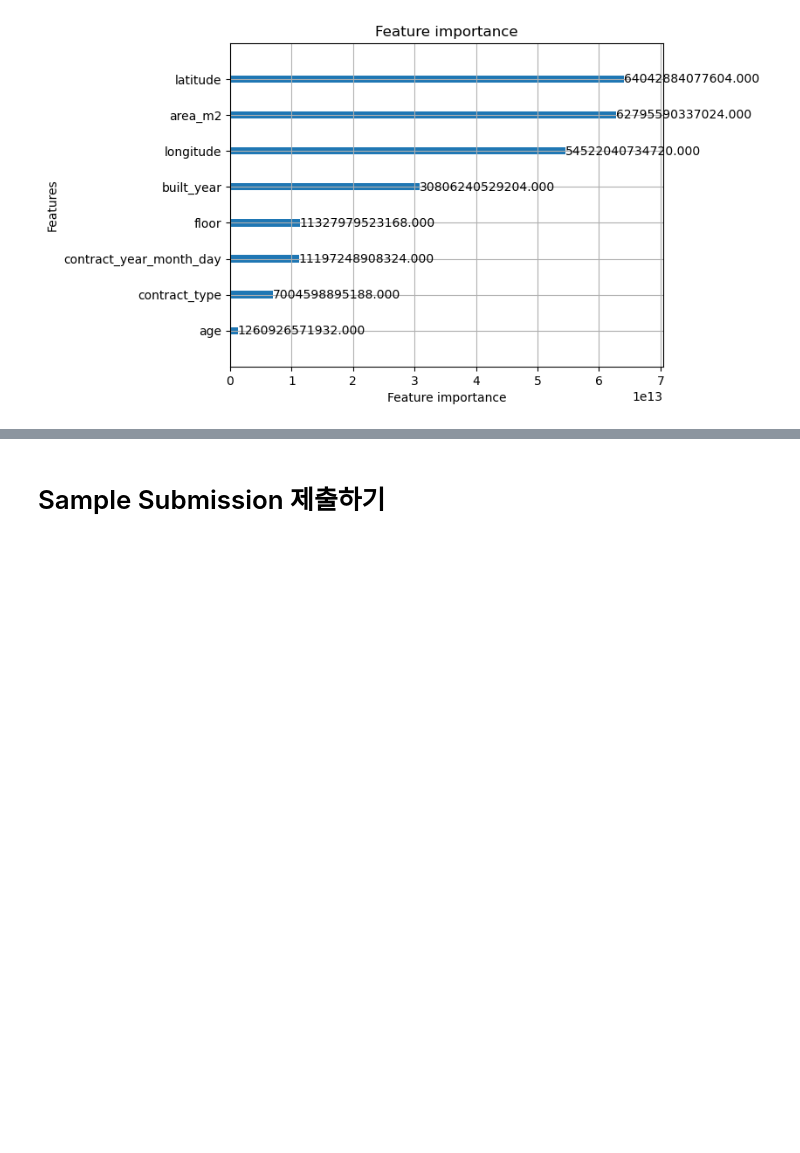
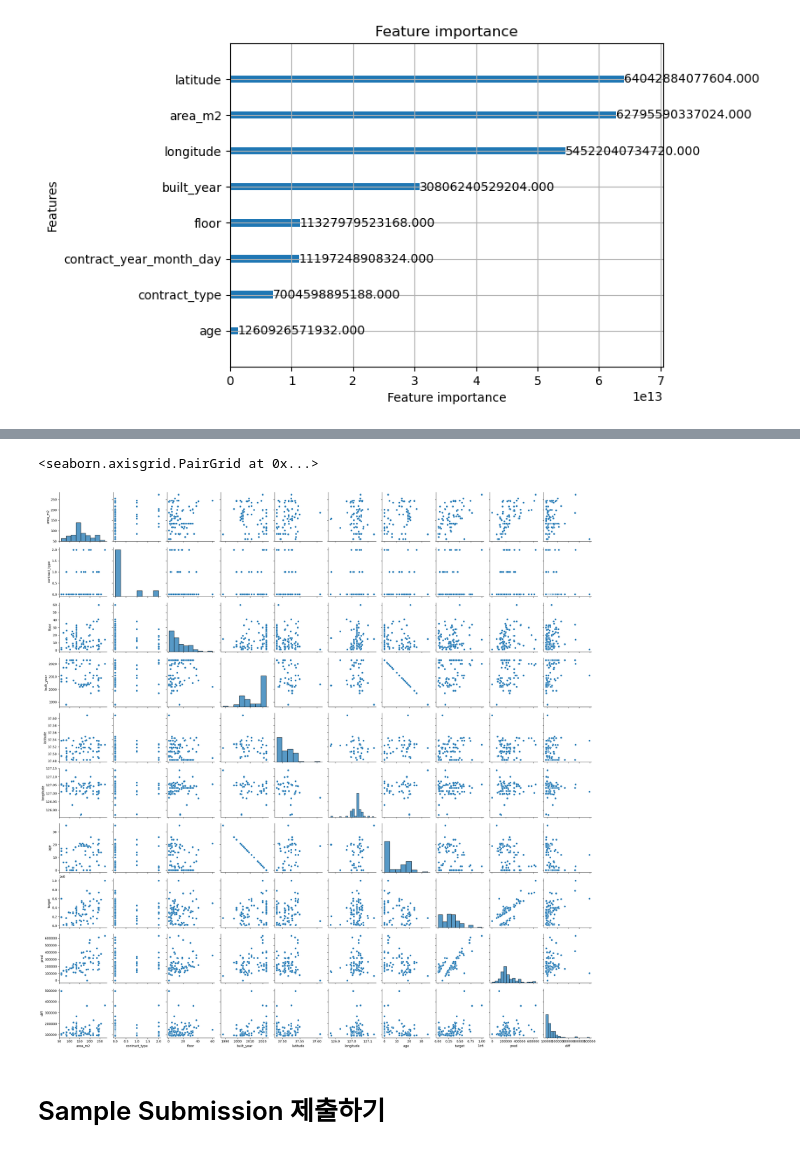
Before and after one commit to boostcampaitech7/level2-competitiveds-recsys-09, a Jupyter notebook: code/code/baseline.ipynb, the cells around one changed output, grey strips where cells are left out. Cells and saved outputs as stored; diff of their text form; code cells hidden in the pictures; blank space fills up the shorter version.

```diff
--- a/code/code/baseline.ipynb
+++ b/code/code/baseline.ipynb
@@ -159,3 +193,8 @@ pred_df.describe()
+# %%
+sns.pairplot(eda_df)
+# %% [output]
+<seaborn.axisgrid.PairGrid at 0x...>
+[figure, added]
 # %% [markdown]
 # Sample Submission 제출하기
 # %%
```
Also changed, not shown: parts of 11 cells of this notebook.
